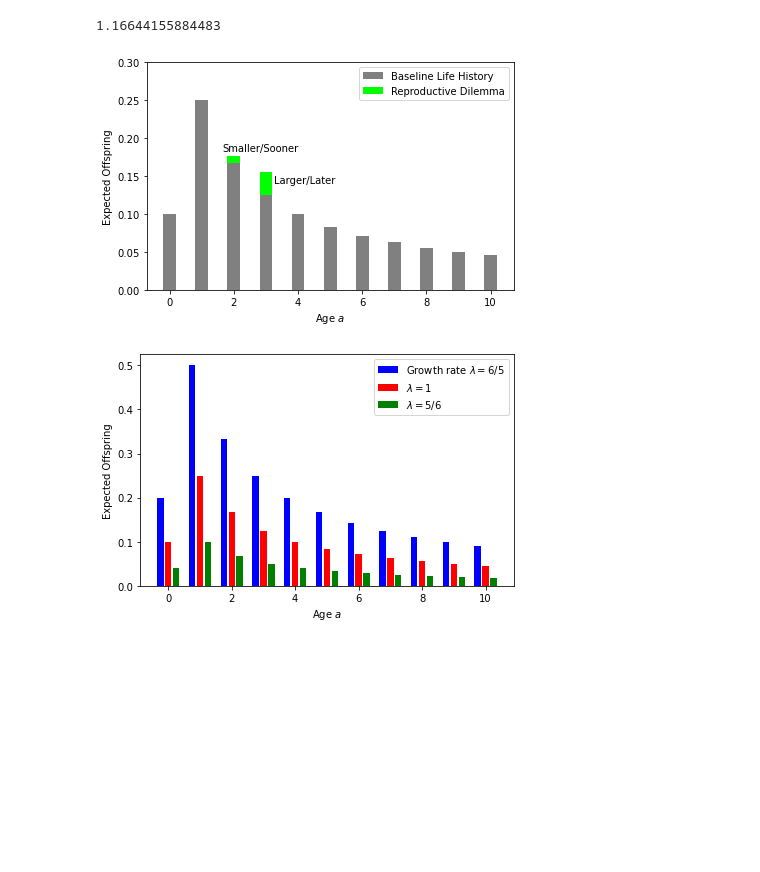
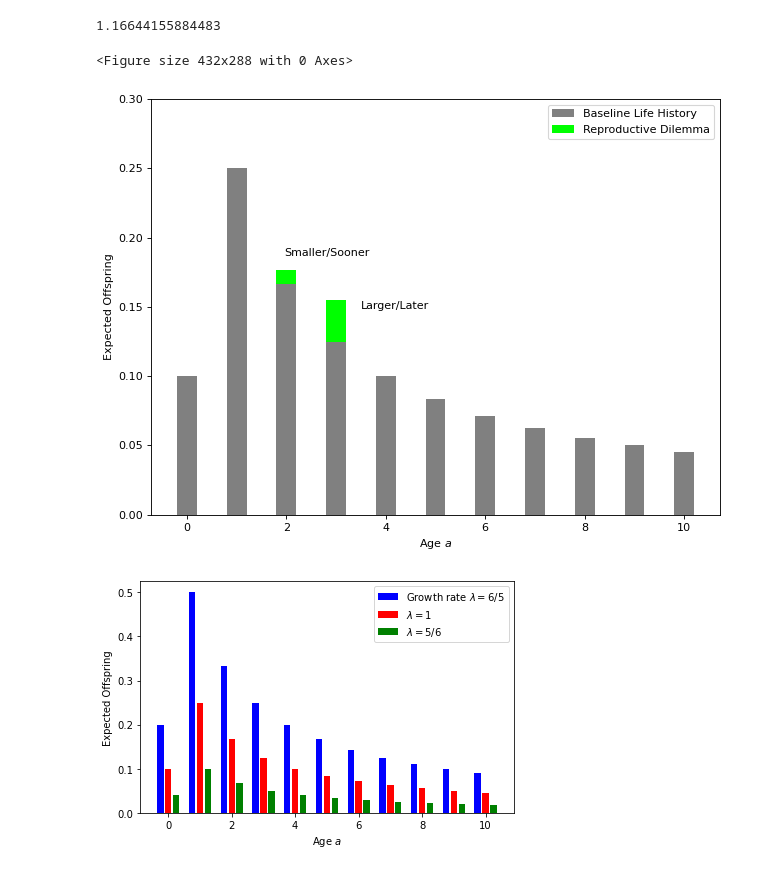
Before and after one commit to erozon/evolution_of_patience, a Jupyter notebook: notebook_for_images/images.ipynb, the cells around one changed output. Cells and saved outputs as stored; diff of their text form; code cells hidden in the pictures; blank space fills up the shorter version.

```diff
--- a/notebook_for_images/images.ipynb
+++ b/notebook_for_images/images.ipynb
@@ -55,28 +55,31 @@ get_leading_eigenvalue(Leslie(fec(0.5), [0.8]*A))
 # %%
 x = np.arange(A)
 
 dilemma = [0,0, 0.01, 0.03, 0, 0, 0, 0, 0, 0, 0]
 
 fig = plt.figure()
+figure(figsize=(8, 6), dpi=80)
+
 
 plt.ylim([0, 0.3])
 
 plt.bar(x, no_growth, width = 0.4, color = "grey", label = "Baseline Life History")
 plt.bar(x, dilemma, color = "lime", width = 0.4, bottom = no_growth, label = "Reproductive Dilemma")
 
 plt.xlabel(r"Age $a$")
 plt.ylabel(r"Expected Offspring")
 
 plt.figtext(0.3, 0.64, "Smaller/Sooner")
 plt.figtext(0.42, 0.53, "Larger/Later")
 
 plt.legend(loc='upper right')
 
 
 plt.tight_layout()
 plt.show()
 # %% [output]
+<Figure size 432x288 with 0 Axes>
-[figure, old version]
+[figure, new version]
 # %%
 x = np.arange(A)
 
```
Also changed, not shown: 1 other file.
